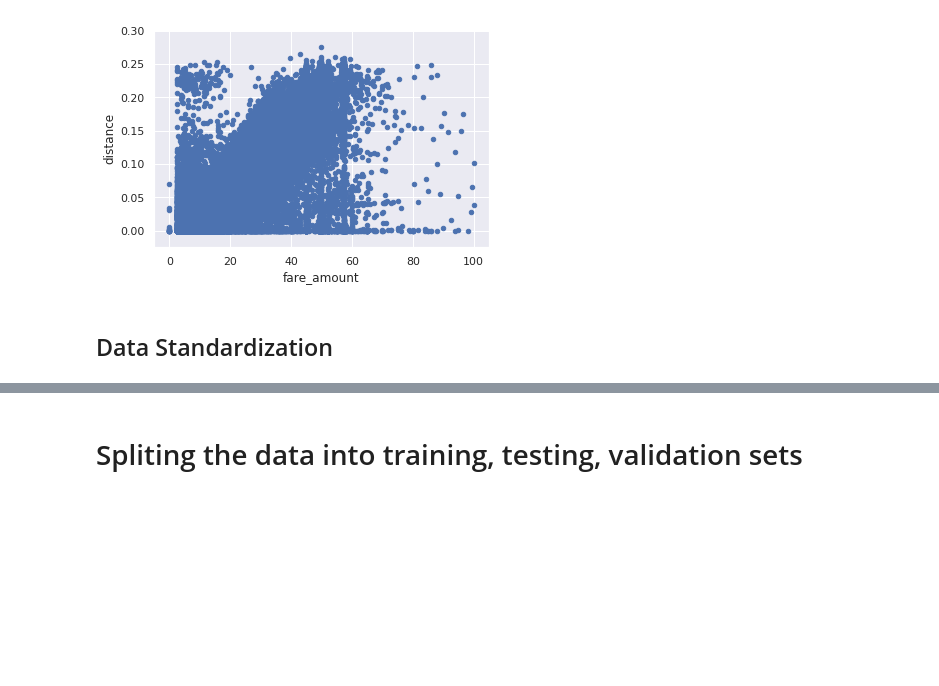
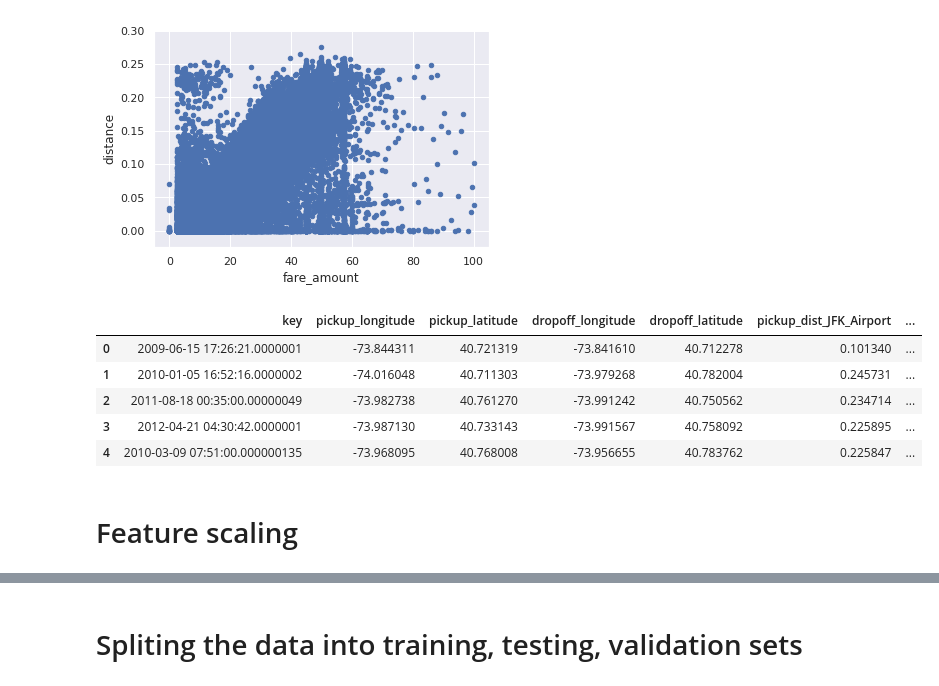
Before and after one commit to Rezwanul-Haque/neural_network_projects, a Jupyter notebook: taxi_fares_problem/taxi_fares_prediction/taxi_fares_prediction.ipynb, the cells around one changed output, grey strips where cells are left out. Cells and saved outputs as stored; diff of their text form; code cells hidden in the pictures; blank space fills up the shorter version.

Commit message:
Feature engineering and scaling added.

```diff
--- a/taxi_fares_problem/taxi_fares_prediction/taxi_fares_prediction.ipynb
+++ b/taxi_fares_problem/taxi_fares_prediction/taxi_fares_prediction.ipynb
@@ -402,5 +404,34 @@ plt.show()
 # %% [output]
 'c' argument looks like a single numeric RGB or RGBA sequence, which should be avoided as value-mapping will have precedence in case its length matches with 'x' & 'y'.  Please use a 2-D array with a s ...
 [figure]
-# %% [markdown]
-## Data Standardization
+# %%
+## New feature Idea:
+# we need to engineer a new feature that informs our neural network of
+# the pickup and drop off distance from the three major airports in NYC.
+airports = {
+    'JFK_Airport': (-73.78, 40.643),
+    'Laguardia_Airport': (-73.87, 40.77),
+    'Newark_Airport': (-74.18, 40.69)
+}
+
+for airport in airports:
+    df['pickup_dist_' + airport] = euclidean_distance(df['pickup_latitude'],
+                                                      df['pickup_longitude'],
+                                                      airports[airport][1],
+                                                      airports[airport][0],
+                                                     )
+
+    df['dropoff_dist_' + airport] = euclidean_distance(df['dropoff_latitude'],
+                                                      df['dropoff_longitude'],
+                                                      airports[airport][1],
+                                                      airports[airport][0],
+                                                     )
+# %%
+df[['key', 'pickup_longitude', 'pickup_latitude', 'dropoff_longitude', 'dropoff_latitude', 'pickup_dist_JFK_Airport', 'dropoff_dist_JFK_Airport']].head()
+# %% [output]
+|  | key | pickup_longitude | pickup_latitude | dropoff_longitude | dropoff_latitude | pickup_dist_JFK_Airport | ... |
+| 0 | 2009-06-15 17:26:21.0000001 | -73.844311 | 40.721319 | -73.841610 | 40.712278 | 0.101340 | ... |
+| 1 | 2010-01-05 16:52:16.0000002 | -74.016048 | 40.711303 | -73.979268 | 40.782004 | 0.245731 | ... |
+| 2 | 2011-08-18 00:35:00.00000049 | -73.982738 | 40.761270 | -73.991242 | 40.750562 | 0.234714 | ... |
+| 3 | 2012-04-21 04:30:42.0000001 | -73.987130 | 40.733143 | -73.991567 | 40.758092 | 0.225895 | ... |
+| 4 | 2010-03-09 07:51:00.000000135 | -73.968095 | 40.768008 | -73.956655 | 40.783762 | 0.225847 | ... |
@@ -406,0 +497,2 @@ plt.show()
+# %% [markdown]
+# Feature scaling
```
Also changed, not shown: parts of 10 cells of this notebook.
